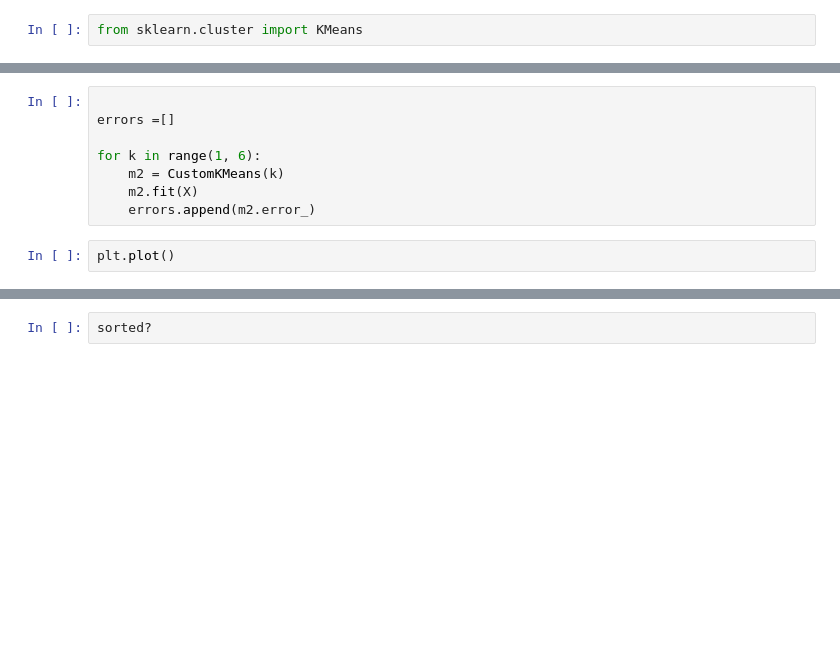
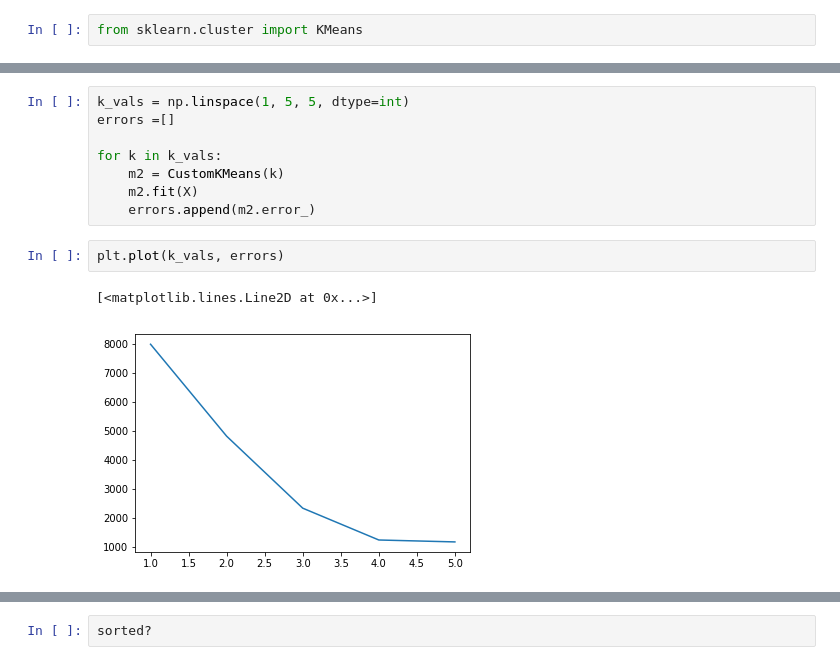
Before and after one commit to coding-blocks-archives/ML-Noida-2019-Aug, a Jupyter notebook: lecture_07/K Means.ipynb, the cells around one changed output, grey strips where cells are left out. Drawn from its saved outputs; the diff is of its cells as text; blank space fills up the shorter version.

```diff
--- a/lecture_07/K Means.ipynb
+++ b/lecture_07/K Means.ipynb
@@ -105,13 +105,16 @@ class Cluster:
 # %%
-
+k_vals = np.linspace(1, 5, 5, dtype=int)
 errors =[]
 
-for k in range(1, 6):
+for k in k_vals:
     m2 = CustomKMeans(k)
     m2.fit(X)
     errors.append(m2.error_)
 # %%
-plt.plot()
+plt.plot(k_vals, errors)
+# %% [output]
+[<matplotlib.lines.Line2D at 0x...>]
+[figure, added]
 # %%
 plt.scatter(X[:, 0], X[:, 1], c=m2.labels_)
 # %% [output]
```
Also changed, not shown: parts of 7 cells of this notebook, 1 other file.
